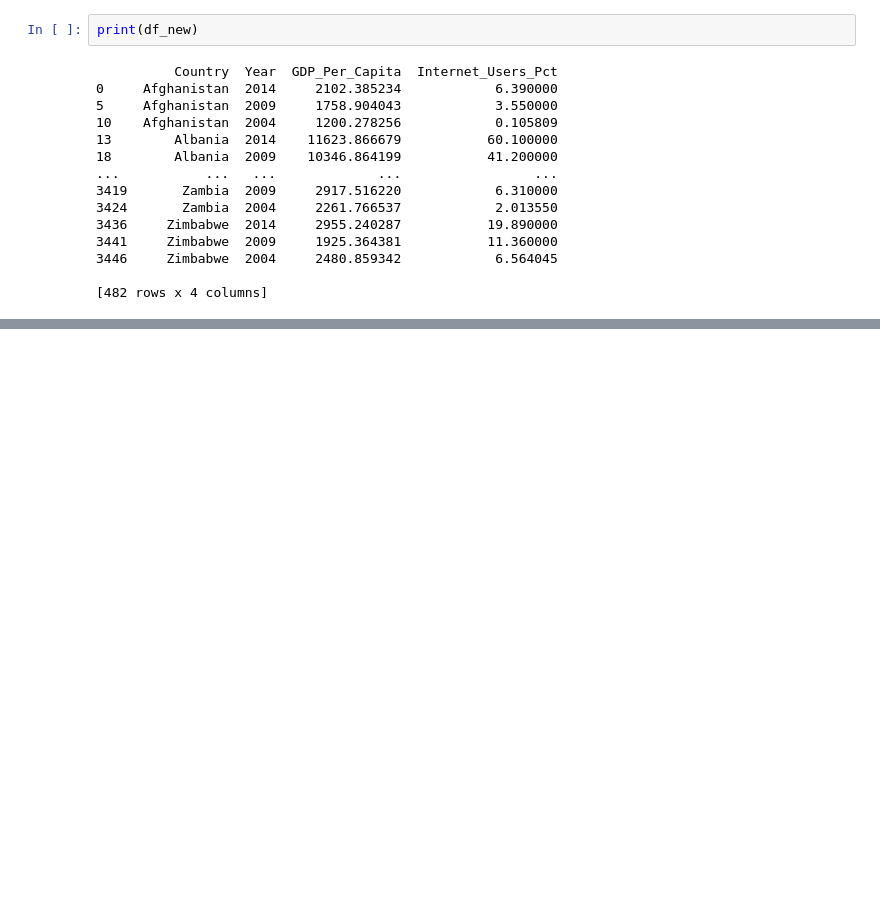
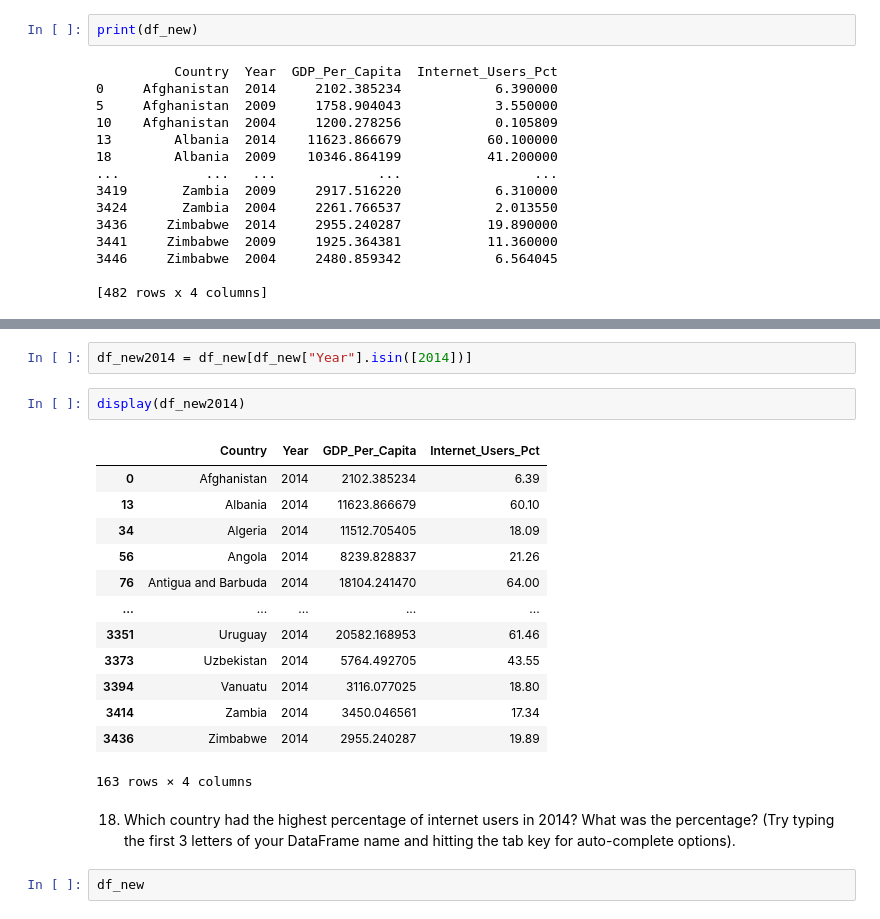
Before and after one commit to NSS-Data-Analytics-Cohort-7/gdp-and-internet-usage-tigerbelle07, a Jupyter notebook: Notebook/gdp_and_internet_usage.ipynb, the cells around one changed output, grey strips where cells are left out. Drawn from its saved outputs; the diff is of its cells as text; blank space fills up the shorter version.

```diff
--- a/Notebook/gdp_and_internet_usage.ipynb
+++ b/Notebook/gdp_and_internet_usage.ipynb
@@ -184,0 +240,22 @@ print(df_new)
+# %%
+df_new2014 = df_new[df_new["Year"].isin([2014])]
+# %%
+display(df_new2014)
+# %% [output]
+|  | Country | Year | GDP_Per_Capita | Internet_Users_Pct |
+| 0 | Afghanistan | 2014 | 2102.385234 | 6.39 |
+| 13 | Albania | 2014 | 11623.866679 | 60.10 |
+| 34 | Algeria | 2014 | 11512.705405 | 18.09 |
+| 56 | Angola | 2014 | 8239.828837 | 21.26 |
+| 76 | Antigua and Barbuda | 2014 | 18104.241470 | 64.00 |
+| ... | ... | ... | ... | ... |
+| 3351 | Uruguay | 2014 | 20582.168953 | 61.46 |
+| 3373 | Uzbekistan | 2014 | 5764.492705 | 43.55 |
+| 3394 | Vanuatu | 2014 | 3116.077025 | 18.80 |
+| 3414 | Zambia | 2014 | 3450.046561 | 17.34 |
+| 3436 | Zimbabwe | 2014 | 2955.240287 | 19.89 |
+163 rows × 4 columns
+# %% [markdown]
+18. Which country had the highest percentage of internet users in 2014? What was the percentage? (Try typing the first 3 letters of your DataFrame name and hitting the tab key for auto-complete options).
+# %%
+df_new
```
Also changed, not shown: parts of 6 cells of this notebook.
